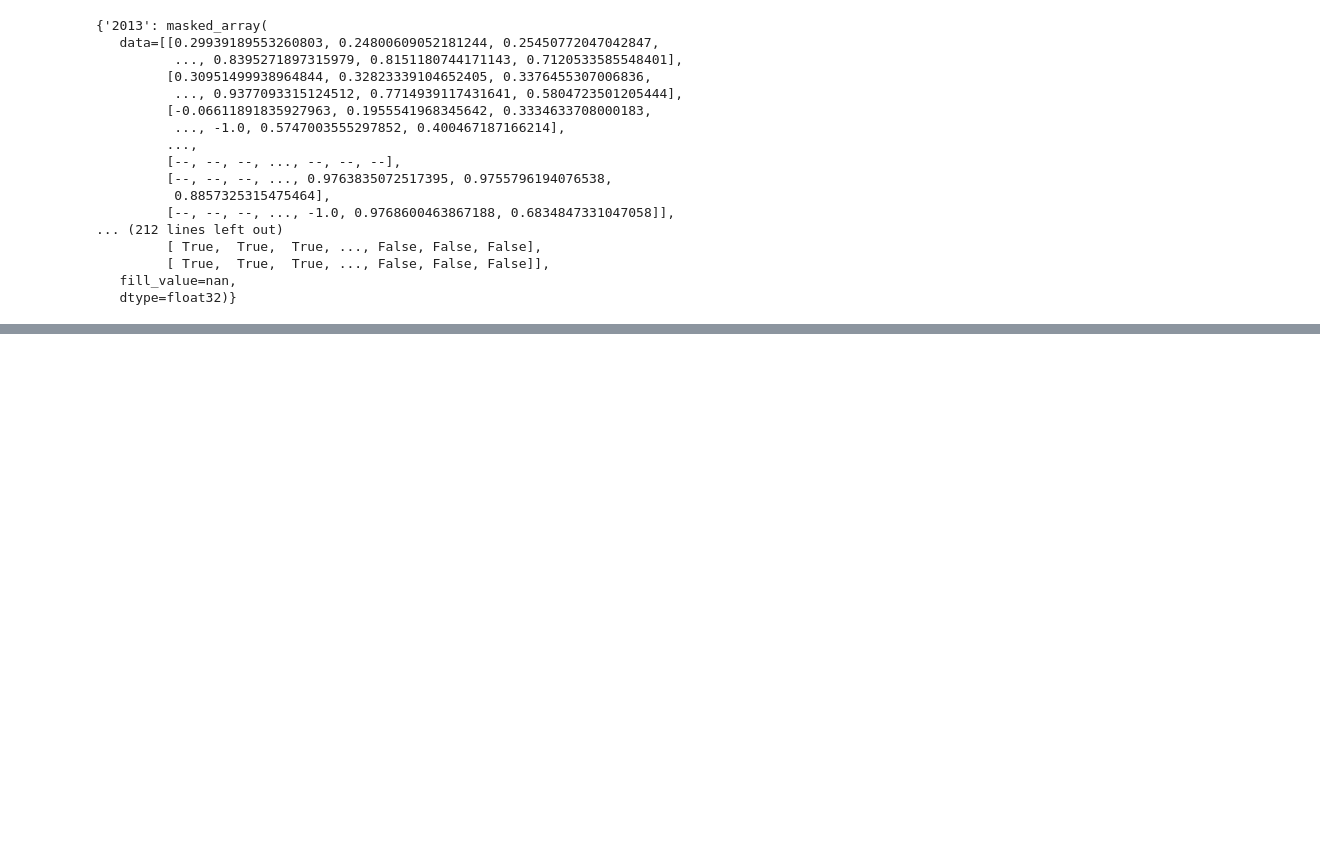
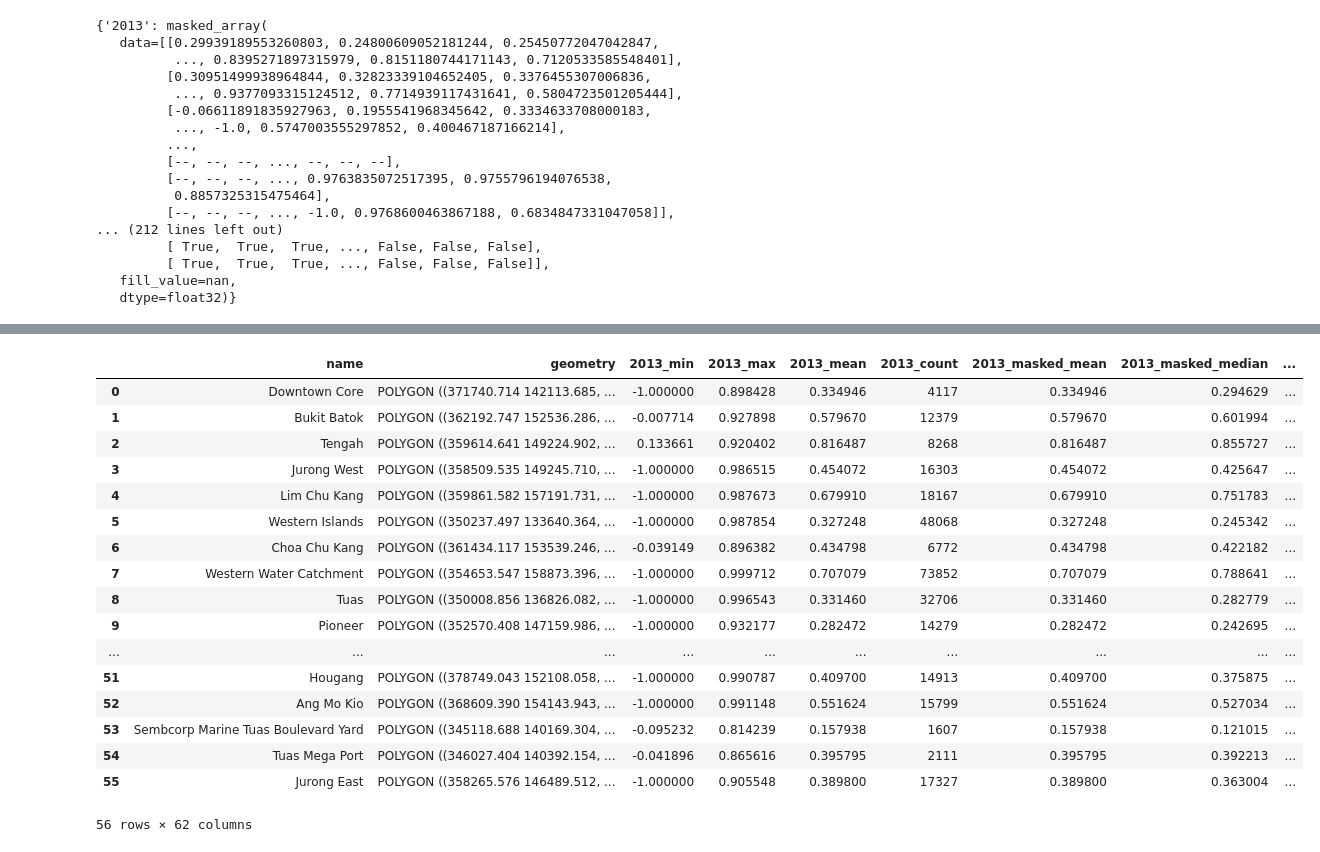
Before and after one commit to Pinnacle55/singapore_ndvi, a Jupyter notebook: Singapore Post-Mosaicking NDVI.ipynb, the cells around one changed output, grey strips where cells are left out. Cells and saved outputs as stored; diff of their text form; code cells hidden in the pictures; blank space fills up the shorter version.

```diff
--- a/Singapore Post-Mosaicking NDVI.ipynb
+++ b/Singapore Post-Mosaicking NDVI.ipynb
@@ -133,0 +122,16 @@ im = show(ndvi_dict['2013'], cmap = "RdYlGn", ax = ax)
+# %%
+# save the masked ndvi images as rasters:
+with rio.open(images[0]) as src:
+    profile = src.profile
+    src.close()
+
+profile.update(count = 1)
+
+for key in ndvi_dict:
+    with rio.open(
+        f"{key}_NDVI_MASKED.tif",
+        "w",
+        **profile
+    ) as dst:
+        dst.write(ndvi_dict[key], 1)
+        dst.close()
@@ -133,0 +164,40 @@ im = show(ndvi_dict['2013'], cmap = "RdYlGn", ax = ax)
+# %%
+# get zonal stats for all years
+for key in ndvi_dict:
+    sg_ndvi = rasterstats.zonal_stats(
+        "sg_suburbs_cleaned.geojson",
+        f"{key}_NDVI_MASKED.tif",
+        # Note that rasterstats automatically runs masked version of the functions
+        # Note that add_stats will calculate the added stats in addition to the default stats which
+        # include min, Max, mean, and count
+
+        # note that rasterstats automatically runs masked versions of the basic stats
+        add_stats = {'masked_mean':np.ma.mean, "masked_median": np.ma.median}
+    )
+
+    sg_ndvi = pd.DataFrame(sg_ndvi)
+    # Add prefix does NOT automatically add an underscore
+    sg_ndvi = sg_ndvi.add_prefix(f"{key}_")
+
+    sg_suburbs = pd.concat([sg_suburbs, sg_ndvi], axis = 1)
+
+sg_suburbs
+# %% [output]
+|  | name | geometry | 2013_min | 2013_max | 2013_mean | 2013_count | 2013_masked_mean | 2013_masked_median | ... |
+| 0 | Downtown Core | POLYGON ((371740.714 142113.685, ... | -1.000000 | 0.898428 | 0.334946 | 4117 | 0.334946 | 0.294629 | ... |
+| 1 | Bukit Batok | POLYGON ((362192.747 152536.286, ... | -0.007714 | 0.927898 | 0.579670 | 12379 | 0.579670 | 0.601994 | ... |
+| 2 | Tengah | POLYGON ((359614.641 149224.902, ... | 0.133661 | 0.920402 | 0.816487 | 8268 | 0.816487 | 0.855727 | ... |
+| 3 | Jurong West | POLYGON ((358509.535 149245.710, ... | -1.000000 | 0.986515 | 0.454072 | 16303 | 0.454072 | 0.425647 | ... |
+| 4 | Lim Chu Kang | POLYGON ((359861.582 157191.731, ... | -1.000000 | 0.987673 | 0.679910 | 18167 | 0.679910 | 0.751783 | ... |
+| 5 | Western Islands | POLYGON ((350237.497 133640.364, ... | -1.000000 | 0.987854 | 0.327248 | 48068 | 0.327248 | 0.245342 | ... |
+| 6 | Choa Chu Kang | POLYGON ((361434.117 153539.246, ... | -0.039149 | 0.896382 | 0.434798 | 6772 | 0.434798 | 0.422182 | ... |
+| 7 | Western Water Catchment | POLYGON ((354653.547 158873.396, ... | -1.000000 | 0.999712 | 0.707079 | 73852 | 0.707079 | 0.788641 | ... |
+| 8 | Tuas | POLYGON ((350008.856 136826.082, ... | -1.000000 | 0.996543 | 0.331460 | 32706 | 0.331460 | 0.282779 | ... |
+| 9 | Pioneer | POLYGON ((352570.408 147159.986, ... | -1.000000 | 0.932177 | 0.282472 | 14279 | 0.282472 | 0.242695 | ... |
+| ... | ... | ... | ... | ... | ... | ... | ... | ... | ... |
+| 51 | Hougang | POLYGON ((378749.043 152108.058, ... | -1.000000 | 0.990787 | 0.409700 | 14913 | 0.409700 | 0.375875 | ... |
+| 52 | Ang Mo Kio | POLYGON ((368609.390 154143.943, ... | -1.000000 | 0.991148 | 0.551624 | 15799 | 0.551624 | 0.527034 | ... |
+| 53 | Sembcorp Marine Tuas Boulevard Yard | POLYGON ((345118.688 140169.304, ... | -0.095232 | 0.814239 | 0.157938 | 1607 | 0.157938 | 0.121015 | ... |
+| 54 | Tuas Mega Port | POLYGON ((346027.404 140392.154, ... | -0.041896 | 0.865616 | 0.395795 | 2111 | 0.395795 | 0.392213 | ... |
+| 55 | Jurong East | POLYGON ((358265.576 146489.512, ... | -1.000000 | 0.905548 | 0.389800 | 17327 | 0.389800 | 0.363004 | ... |
+56 rows × 62 columns
```
Also changed, not shown: parts of 4 cells of this notebook, 8 other files.
